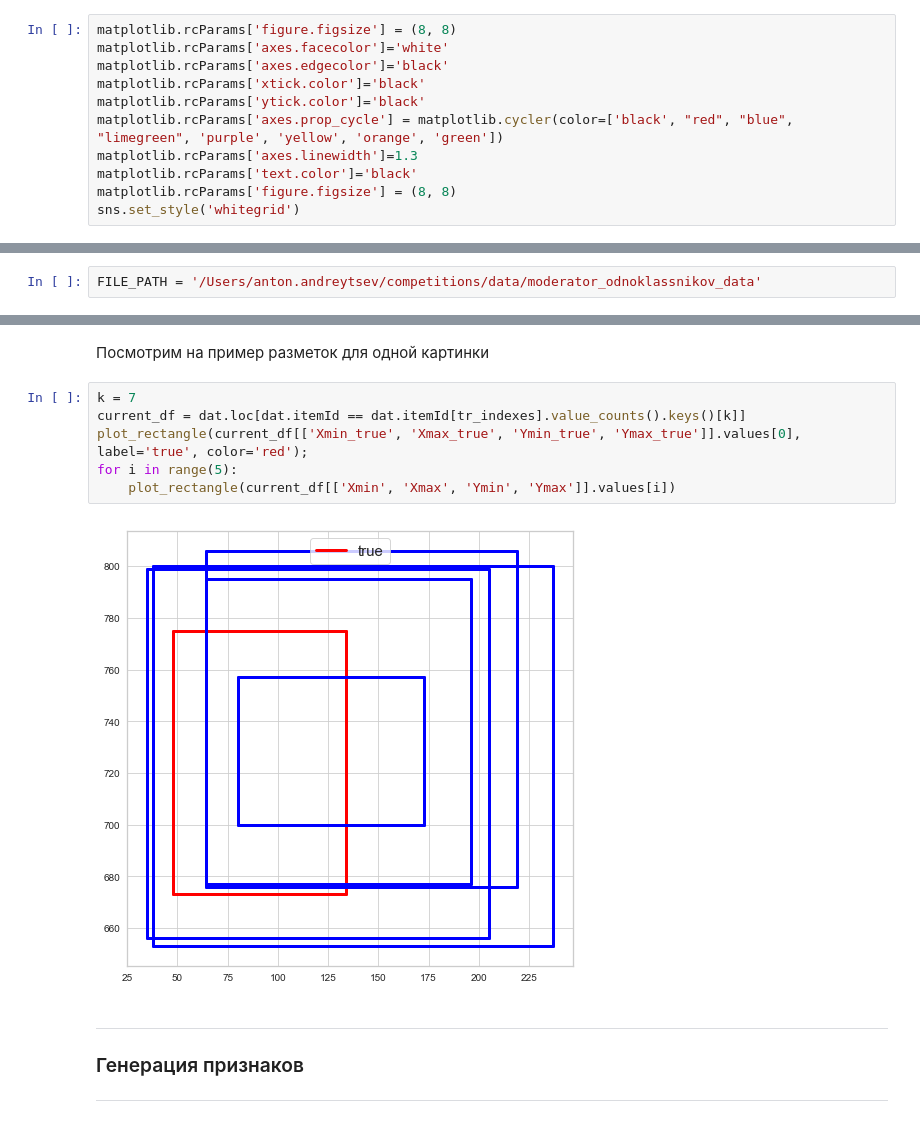
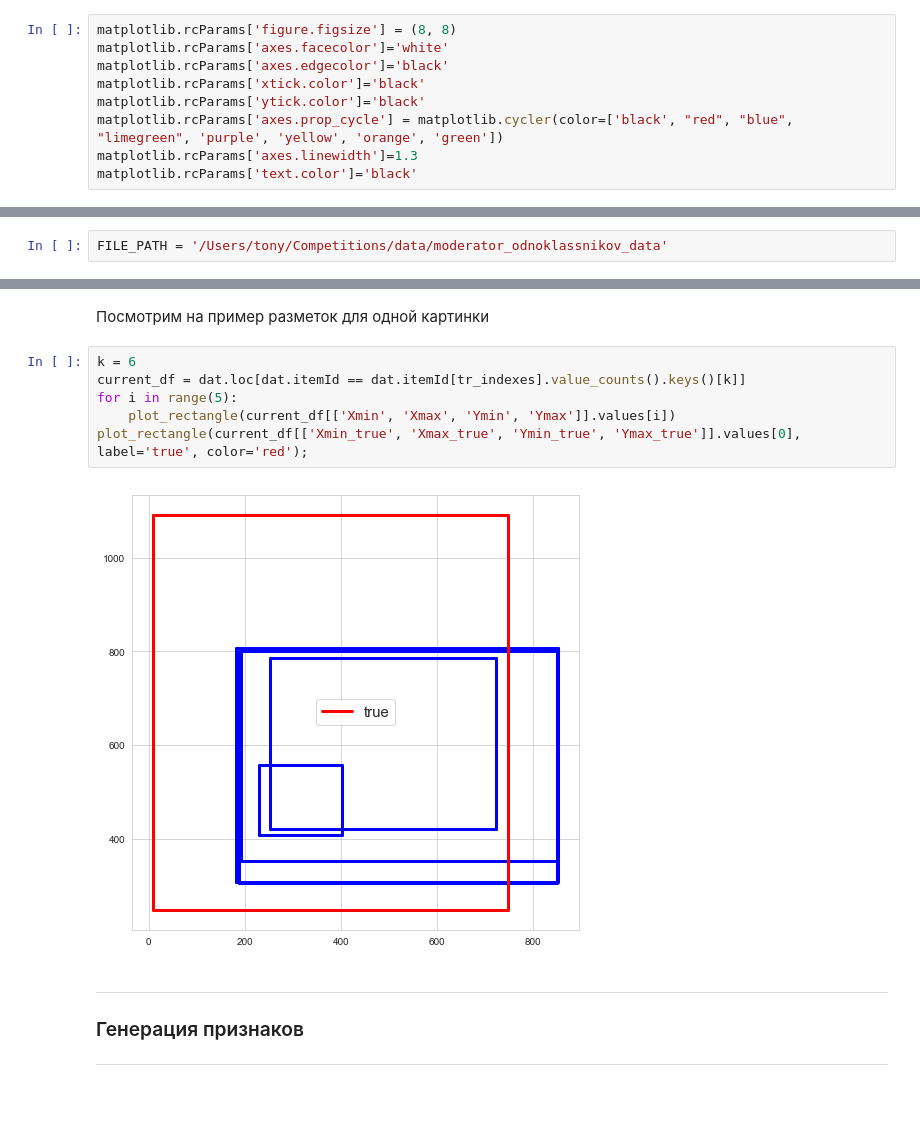
Before and after one commit to andreitsev/Competitions, a Jupyter notebook: ML Bootcamp Модератор Одноклассников.ipynb, the cells around one changed output, grey strips where cells are left out. Drawn from its saved outputs; the diff is of its cells as text.

```diff
--- a/ML Bootcamp Модератор Одноклассников.ipynb
+++ b/ML Bootcamp Модератор Одноклассников.ipynb
@@ -38,12 +38,10 @@ matplotlib.rcParams['ytick.color']='black'
 matplotlib.rcParams['axes.prop_cycle'] = matplotlib.cycler(color=['black', "red", "blue", "limegreen", 'purple', 'yellow', 'orange', 'green'])
 matplotlib.rcParams['axes.linewidth']=1.3
 matplotlib.rcParams['text.color']='black'
-matplotlib.rcParams['figure.figsize'] = (8, 8)
-sns.set_style('whitegrid')
 # %% [markdown]
 Прописываем путь до папки с данными
 # %%
-FILE_PATH = '/Users/anton.andreytsev/competitions/data/moderator_odnoklassnikov_data'
+FILE_PATH = '/Users/tony/Competitions/data/moderator_odnoklassnikov_data'
 # %% [markdown]
 Загружаем данные
 # %%
@@ -280,13 +289,13 @@ ax[1, 1].legend(fontsize=15);
 # %% [markdown]
 Посмотрим на пример разметок для одной картинки
 # %%
-k = 7
+k = 6
 current_df = dat.loc[dat.itemId == dat.itemId[tr_indexes].value_counts().keys()[k]]
-plot_rectangle(current_df[['Xmin_true', 'Xmax_true', 'Ymin_true', 'Ymax_true']].values[0], label='true', color='red');
 for i in range(5):
     plot_rectangle(current_df[['Xmin', 'Xmax', 'Ymin', 'Ymax']].values[i])
+plot_rectangle(current_df[['Xmin_true', 'Xmax_true', 'Ymin_true', 'Ymax_true']].values[0], label='true', color='red');
 # %% [output]
-[figure, old version]
+[figure, new version]
 # %% [markdown]
 ---
 ### Генерация признаков
```
Also changed, not shown: parts of 13 cells of this notebook.
